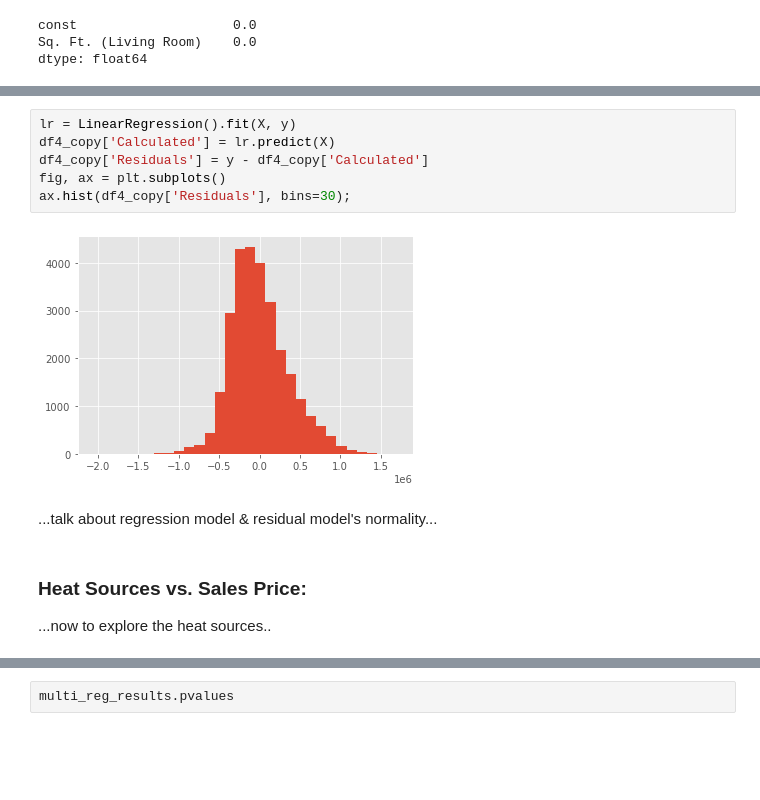
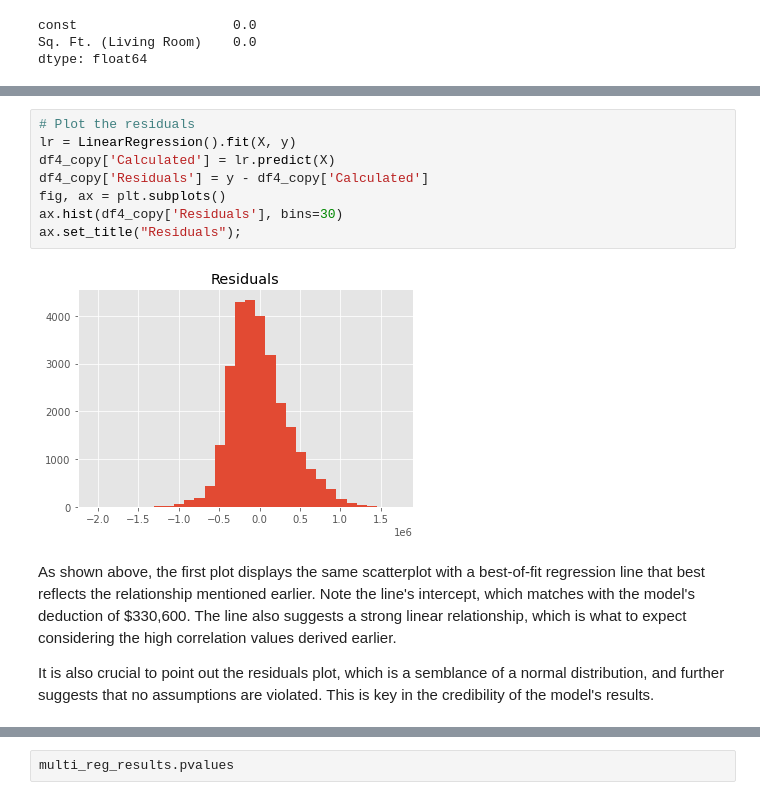
Before and after one commit to rookiescientist-andre/King-County-Real-Estate-Analysis, a Jupyter notebook: student.ipynb, the cells around one changed output, grey strips where cells are left out. Drawn from its saved outputs; the diff is of its cells as text; blank space fills up the shorter version.

```diff
--- a/student.ipynb
+++ b/student.ipynb
@@ -427,13 +419,14 @@ ax.legend();
 # %%
+# Plot the residuals
 lr = LinearRegression().fit(X, y)
 df4_copy['Calculated'] = lr.predict(X)
 df4_copy['Residuals'] = y - df4_copy['Calculated']
 fig, ax = plt.subplots()
-ax.hist(df4_copy['Residuals'], bins=30);
+ax.hist(df4_copy['Residuals'], bins=30)
+ax.set_title("Residuals");
 # %% [output]
-[figure, old version]
+[figure, new version]
-# %% [markdown]
-...talk about regression model & residual model's normality...
-# %% [markdown]
-### Heat Sources vs. Sales Price:
-...now to explore the heat sources..
+# %% [markdown]
+As shown above, the first plot displays the same scatterplot with a best-of-fit regression line that best reflects the relationship mentioned earlier. Note the line's intercept, which matches with the model's deduction of $330,600. The line also suggests a strong linear relationship, which is what to expect considering the high correlation values derived earlier.
+
+It is also crucial to point out the residuals plot, which is a semblance of a normal distribution, and further suggests that no assumptions are violated. This is key in the credibility of the model's results.
```
Also changed, not shown: parts of 49 cells of this notebook.
